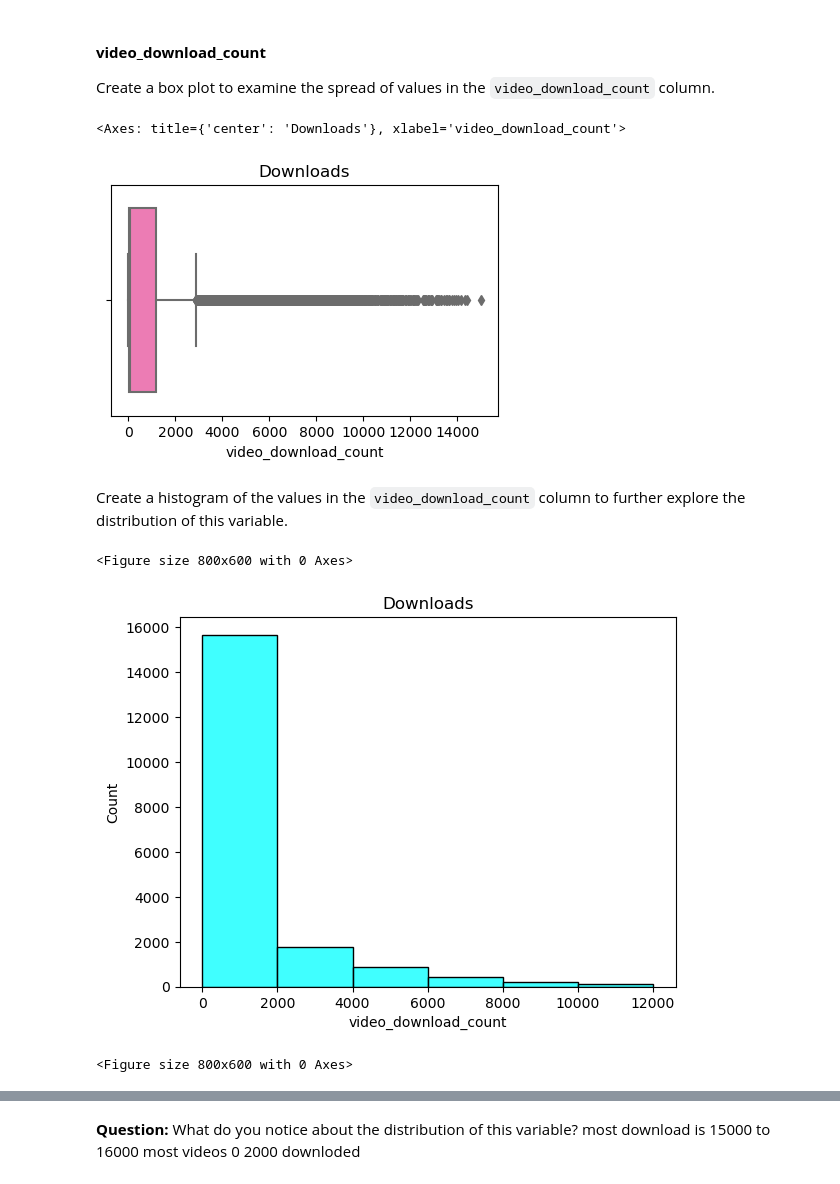
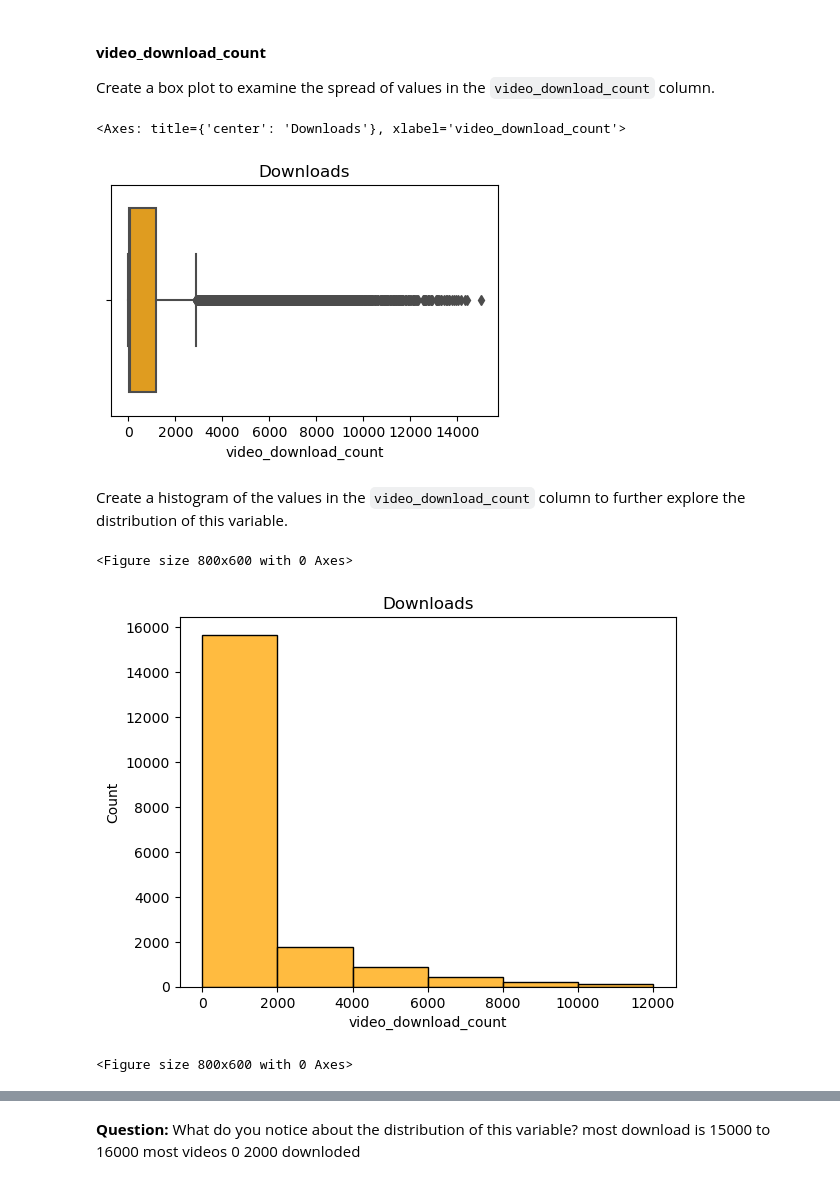
Before and after one commit to Fatima-Arain206/Google-Data-Analytics-Portfolio-Projects., a Jupyter notebook: 02-Tiktok-Claims-Classification/Activity_Course 3 TikTok project lab-checkpoint.ipynb, the cells around one changed output, grey strips where cells are left out. Saved outputs shown, nothing was run; the diff lists cells and outputs as text; code cells hidden in the pictures.

```diff
--- a/02-Tiktok-Claims-Classification/Activity_Course 3 TikTok project lab-checkpoint.ipynb
+++ b/02-Tiktok-Claims-Classification/Activity_Course 3 TikTok project lab-checkpoint.ipynb
@@ -369,21 +369,21 @@ Create a box plot to examine the spread of values in the `video_download_count`
 plt.figure(figsize=(5,3))
 plt.title('Downloads')
 
-sb.boxplot(x=data['video_download_count'],color='hotpink')
+sb.boxplot(x=data['video_download_count'],color='orange')
 # %% [output]
 <Axes: title={'center': 'Downloads'}, xlabel='video_download_count'>
-[figure, old version]
+[figure, new version]
 # %% [markdown]
 Create a histogram of the values in the `video_download_count` column to further explore the distribution of this variable.
 # %%
 # Create a histogram
 ### YOUR CODE HERE ###
-sb.histplot(x=data['video_download_count'],bins=range(0, 14000,2000),color='cyan')
+sb.histplot(x=data['video_download_count'],bins=range(0, 14000,2000),color='orange')
 plt.title('Downloads')
 plt.figure(figsize=(8,6))
 # %% [output]
 <Figure size 800x600 with 0 Axes>
-[figure, old version]
+[figure, new version]
 <Figure size 800x600 with 0 Axes>
 # %%
 data.groupby(['video_duration_sec'])['video_download_count'].count()
```
Also changed, not shown: parts of 7 cells of this notebook, 2 other files.
